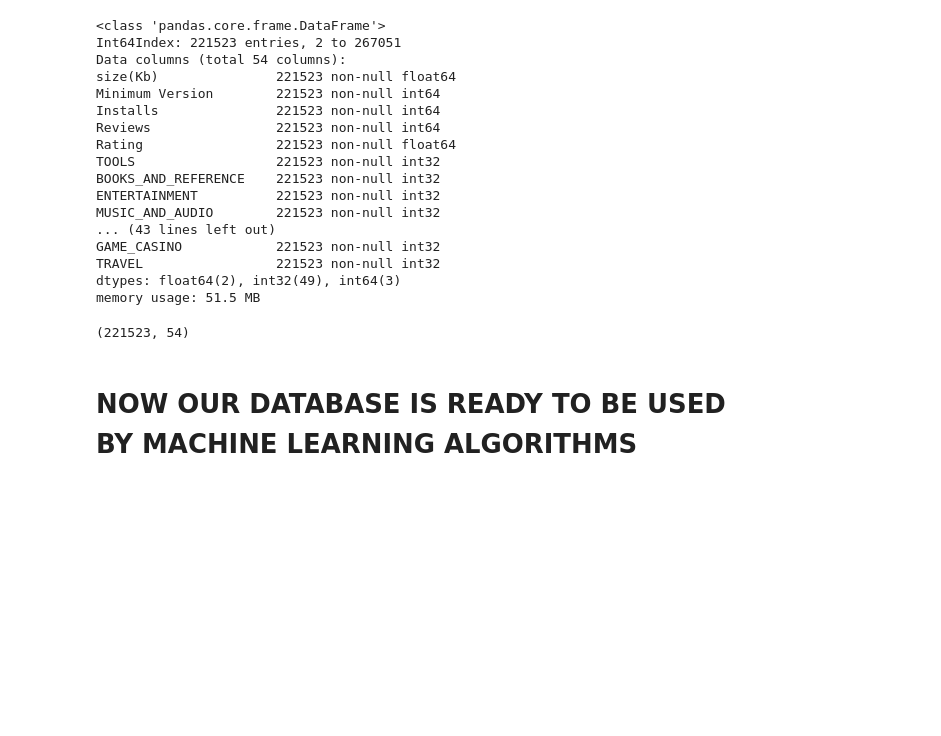
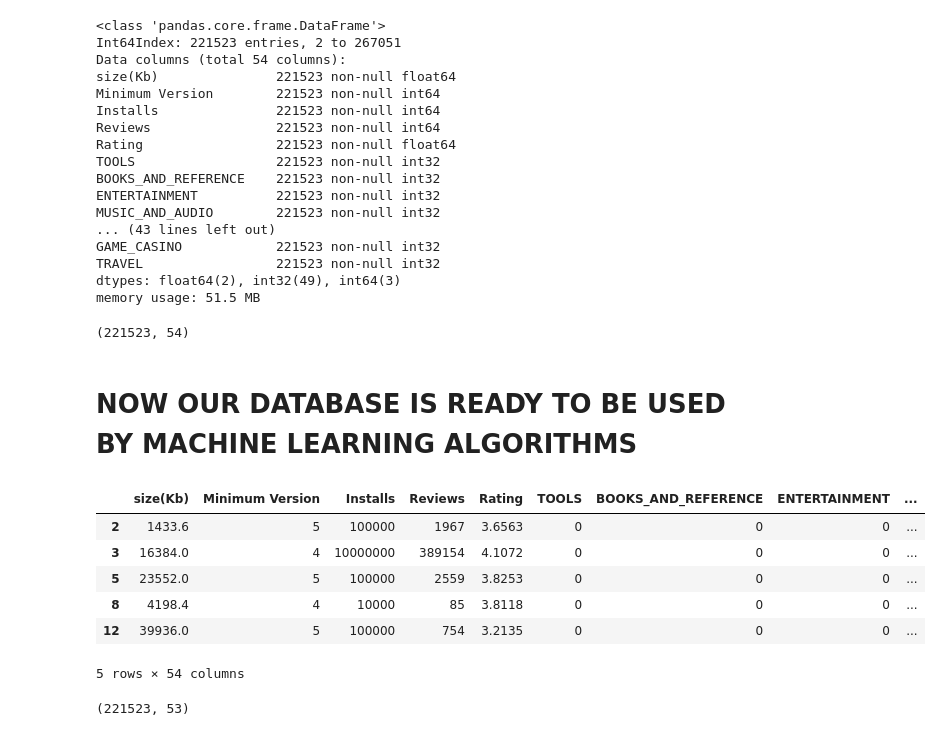
Before and after one commit to SkeyRahaman/Prediction-of-ratings-in-play-store-data-for-MYWBUT-project-, a Jupyter notebook: Play Rating Final.ipynb, the cells around one changed output. Drawn from its saved outputs; the diff is of its cells as text; code cells hidden in the pictures; blank space fills up the shorter version.

```diff
--- a/Play Rating Final.ipynb
+++ b/Play Rating Final.ipynb
@@ -425,0 +427,10 @@ data.shape
+# %%
+data.head()
+# %% [output]
+|  | size(Kb) | Minimum Version | Installs | Reviews | Rating | TOOLS | BOOKS_AND_REFERENCE | ENTERTAINMENT | ... |
+| 2 | 1433.6 | 5 | 100000 | 1967 | 3.6563 | 0 | 0 | 0 | ... |
+| 3 | 16384.0 | 4 | 10000000 | 389154 | 4.1072 | 0 | 0 | 0 | ... |
+| 5 | 23552.0 | 5 | 100000 | 2559 | 3.8253 | 0 | 0 | 0 | ... |
+| 8 | 4198.4 | 4 | 10000 | 85 | 3.8118 | 0 | 0 | 0 | ... |
+| 12 | 39936.0 | 5 | 100000 | 754 | 3.2135 | 0 | 0 | 0 | ... |
+5 rows × 54 columns
@@ -425,0 +445,4 @@ data.shape
+# %%
+x.shape
+# %% [output]
+(221523, 53)
```
Also changed, not shown: parts of 40 cells of this notebook.
